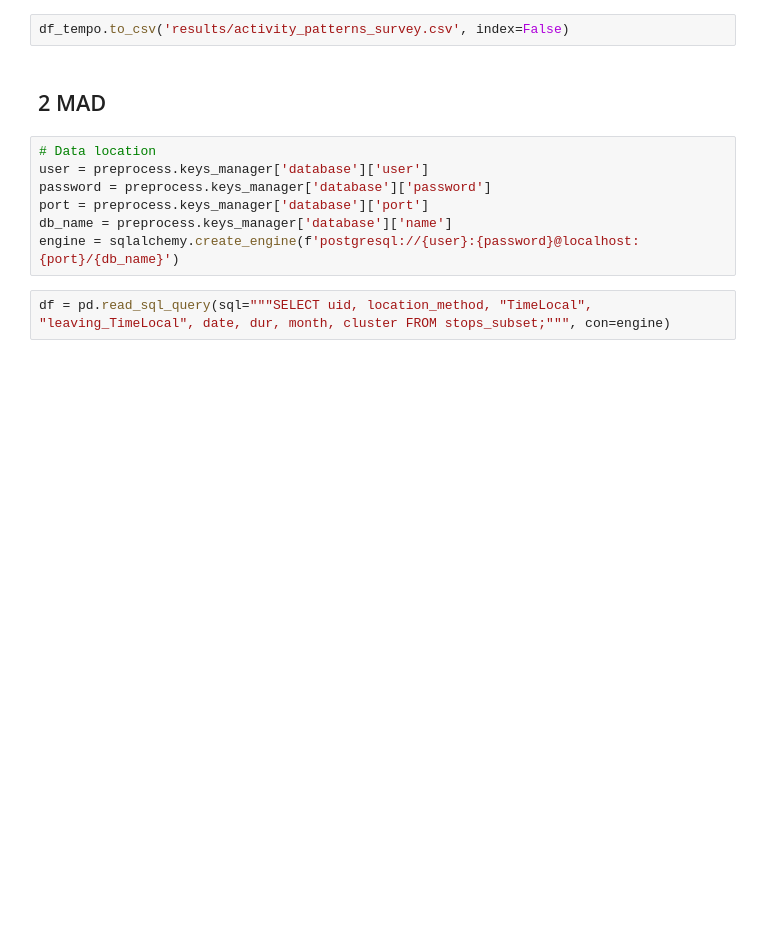
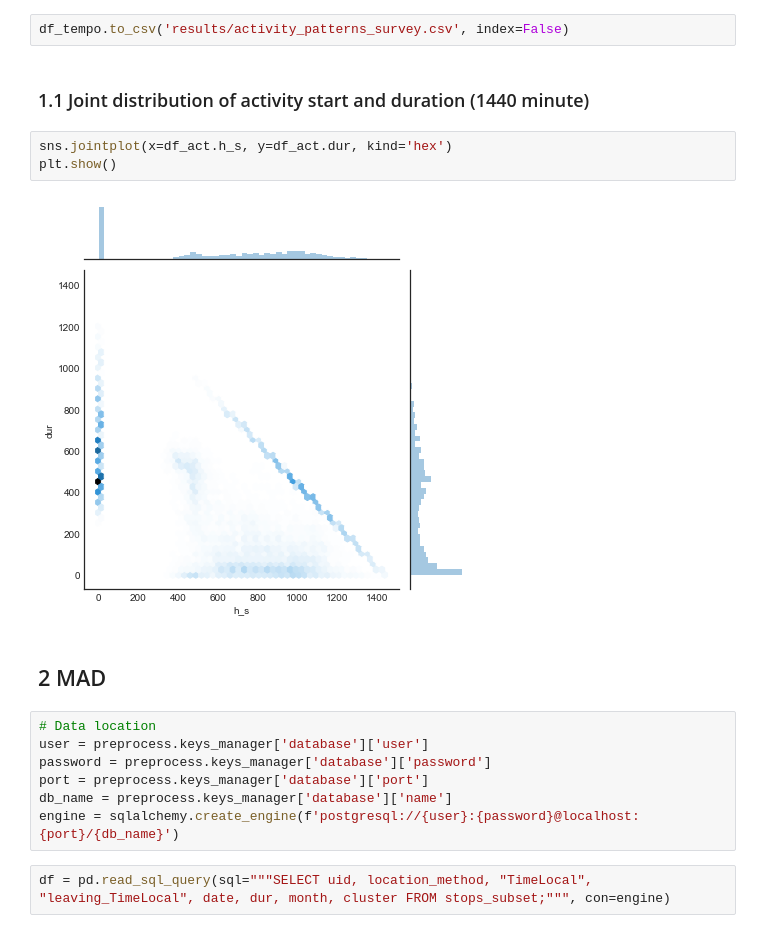
Before and after one commit to TheYuanLiao/mad4abm, a Jupyter notebook: src/3-activity-patterns.ipynb, the cells around one changed output. Cells and saved outputs as stored; diff of their text form; blank space fills up the shorter version.

Commit message:
update survey activity data

```diff
--- a/src/3-activity-patterns.ipynb
+++ b/src/3-activity-patterns.ipynb
@@ -71,5 +76,12 @@ plt.show()
 # %%
 df_tempo.to_csv('results/activity_patterns_survey.csv', index=False)
+# %% [markdown]
+### 1.1 Joint distribution of activity start and duration (1440 minute)
+# %%
+sns.jointplot(x=df_act.h_s, y=df_act.dur, kind='hex')
+plt.show()
+# %% [output]
+[figure, added]
 # %% [markdown]
 ## 2 MAD
 # %%
```
Also changed, not shown: parts of 4 cells of this notebook, 18 other files.
